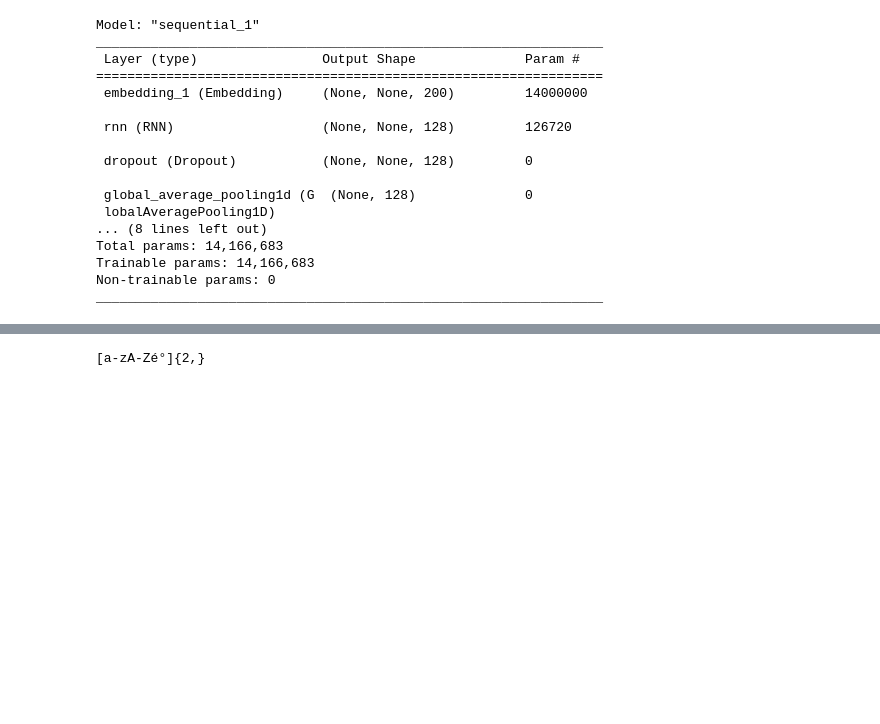
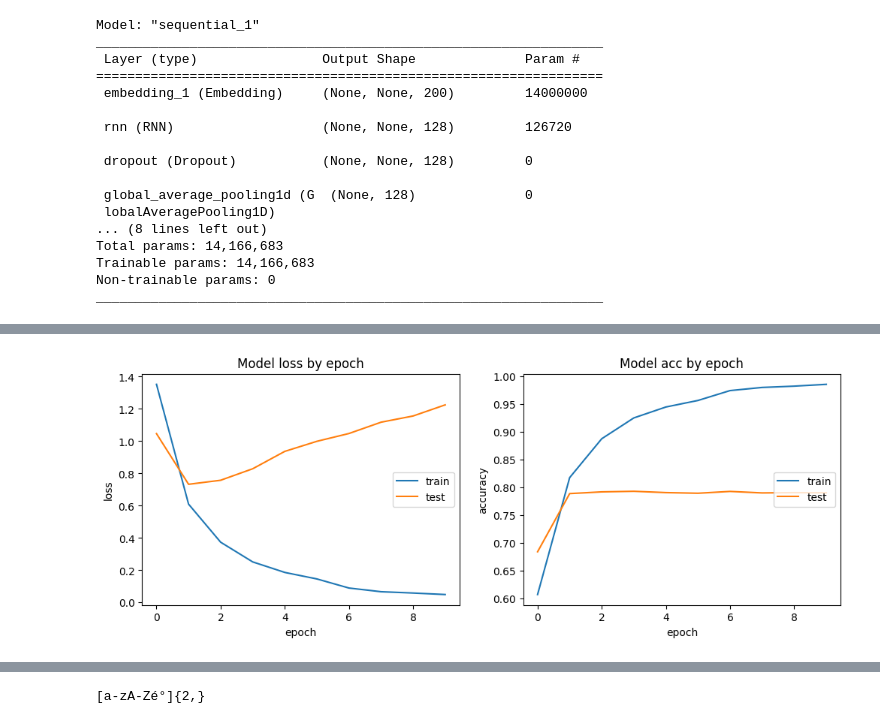
Before and after one commit to ManDes71/Rakuten_Text_Classification_TensorFlow, a Jupyter notebook: notebooks/Modele_RNN_05.ipynb, the cells around one changed output, grey strips where cells are left out. Drawn from its saved outputs; the diff is of its cells as text; code cells hidden in the pictures; blank space fills up the shorter version.

```diff
--- a/notebooks/Modele_RNN_05.ipynb
+++ b/notebooks/Modele_RNN_05.ipynb
@@ -571,7 +580,7 @@ model.compile(optimizer=Adam(lr=1e-3),
               metrics=['accuracy'])
 
 
-history = model.fit(X_train, y_train_Network,
+training_history = model.fit(X_train, y_train_Network,
     batch_size = 32,
     epochs=10,
     validation_data = [X_test, y_test_Network],callbacks=[lr_plateau])
@@ -585,0 +613,26 @@ model.evaluate(X_test, y_test.values, batch_size=64)
+# %%
+train_acc = training_history.history['accuracy']
+val_acc = training_history.history['val_accuracy']
+tloss = training_history.history['loss']
+tvalloss=training_history.history['val_loss']
+# %%
+plt.figure(figsize=(12,4))
+plt.subplot(121)
+plt.plot(tloss)
+plt.plot(tvalloss)
+plt.title('Model loss by epoch')
+plt.ylabel('loss')
+plt.xlabel('epoch')
+plt.legend(['train', 'test'], loc='right')
+
+
+
+plt.subplot(122)
+plt.plot(train_acc)
+plt.plot(val_acc)
+plt.title('Model acc by epoch')
+plt.ylabel('accuracy')
+plt.xlabel('epoch')
+plt.legend(['train', 'test'], loc='right');
+# %% [output]
+[figure, added]
```
Also changed, not shown: parts of 22 cells of this notebook.
